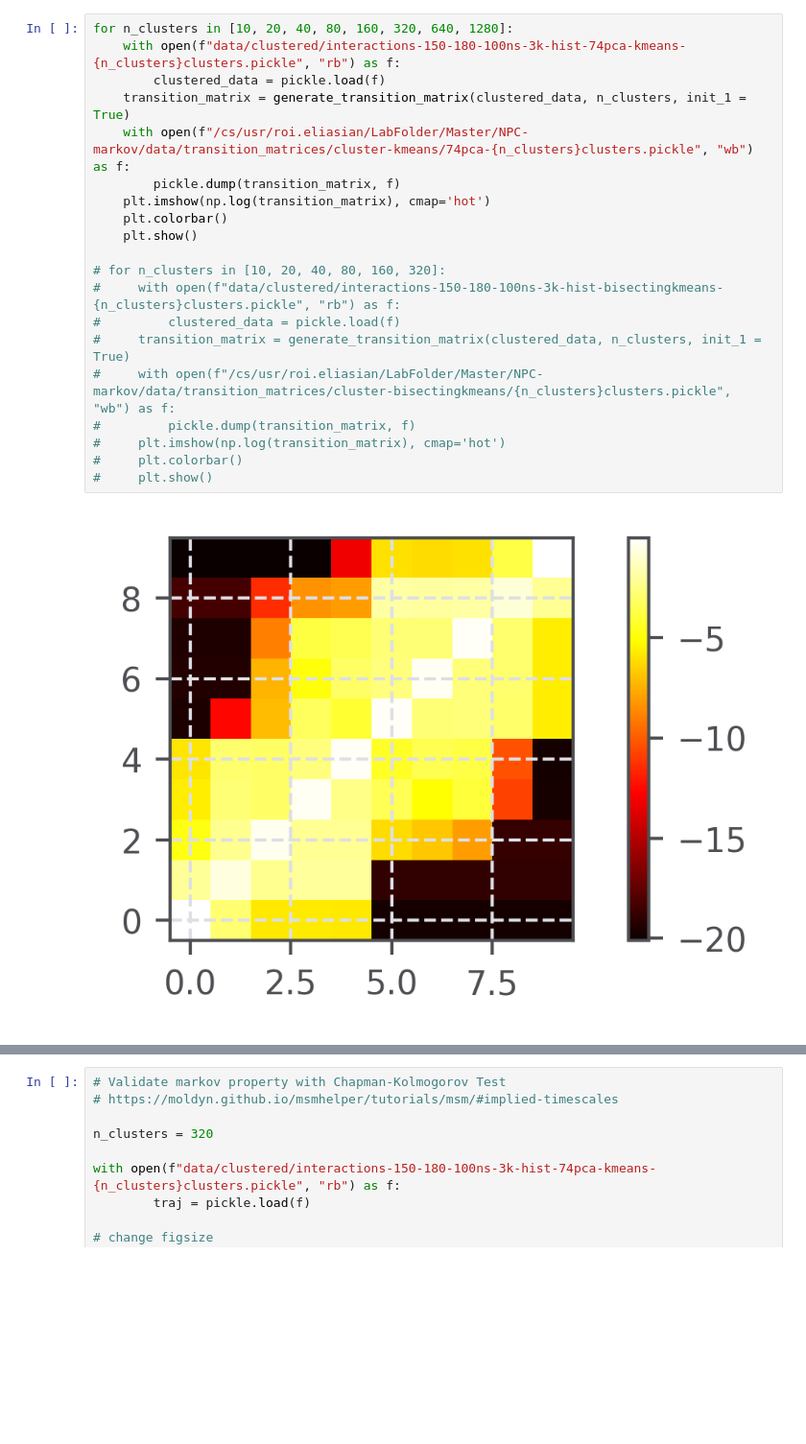
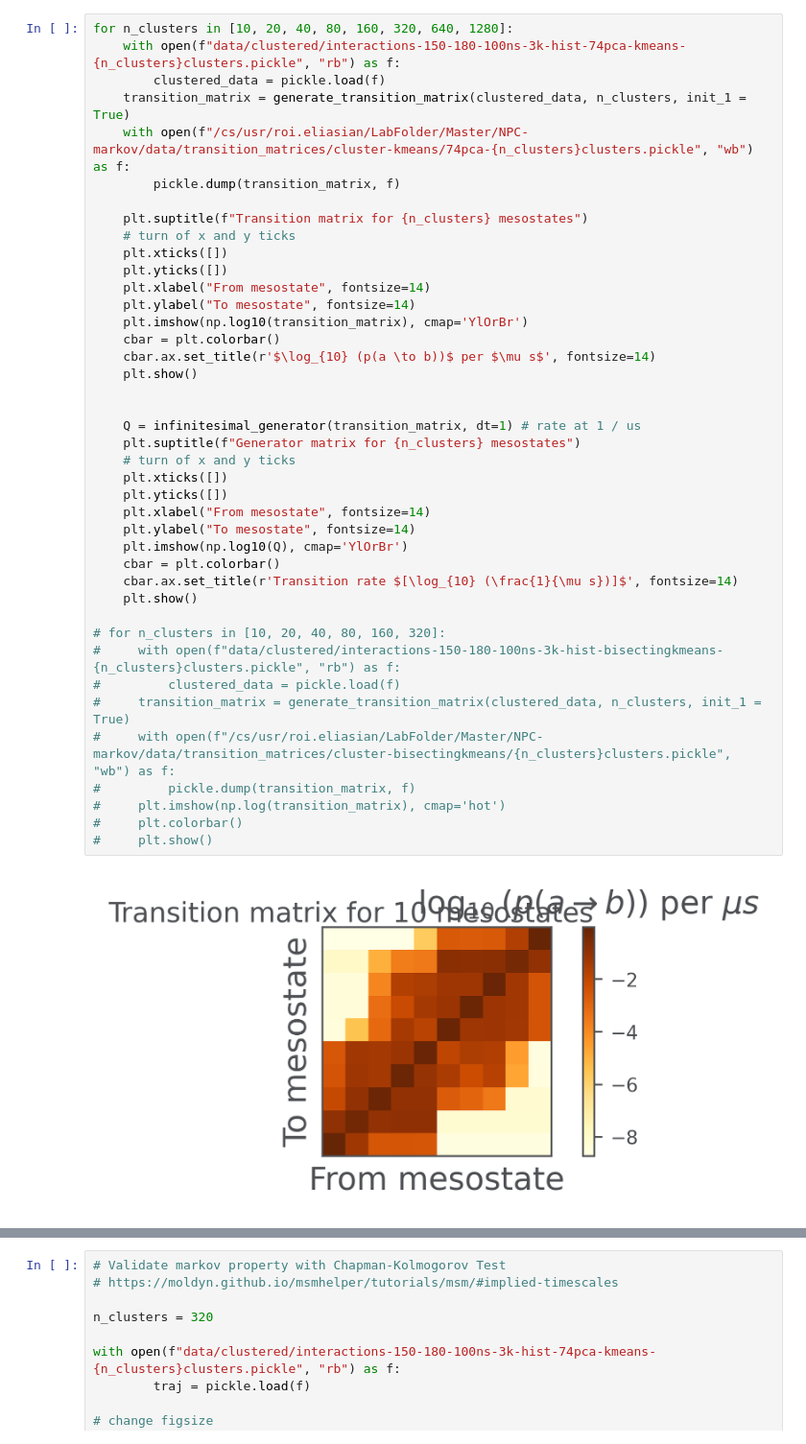
Before and after one commit to ravehlab/iMSM, a Jupyter notebook: 015_PRC_clustered_chains.ipynb, the cells around one changed output, grey strips where cells are left out. Shown at 96% size. Cells and saved outputs as stored; diff of their text form; blank space fills up the shorter version.

```diff
--- a/015_PRC_clustered_chains.ipynb
+++ b/015_PRC_clustered_chains.ipynb
@@ -81,22 +24,43 @@ def generate_transition_matrix(data, n_clusters, init_1 = False, add_to_diag = 0
 # %%
 for n_clusters in [10, 20, 40, 80, 160, 320, 640, 1280]:
     with open(f"data/clustered/interactions-150-180-100ns-3k-hist-74pca-kmeans-{n_clusters}clusters.pickle", "rb") as f:
         clustered_data = pickle.load(f)
     transition_matrix = generate_transition_matrix(clustered_data, n_clusters, init_1 = True)
     with open(f"/cs/usr/roi.eliasian/LabFolder/Master/NPC-markov/data/transition_matrices/cluster-kmeans/74pca-{n_clusters}clusters.pickle", "wb") as f:
         pickle.dump(transition_matrix, f)
-    plt.imshow(np.log(transition_matrix), cmap='hot')
-    plt.colorbar()
+
+    plt.suptitle(f"Transition matrix for {n_clusters} mesostates")
+    # turn of x and y ticks
+    plt.xticks([])
+    plt.yticks([])
+    plt.xlabel("From mesostate", fontsize=14)
+    plt.ylabel("To mesostate", fontsize=14)
+    plt.imshow(np.log10(transition_matrix), cmap='YlOrBr')
+    cbar = plt.colorbar()
+    cbar.ax.set_title(r'$\log_{10} (p(a \to b))$ per $\mu s$', fontsize=14)
+    plt.show()
+
+
+    Q = infinitesimal_generator(transition_matrix, dt=1) # rate at 1 / us
+    plt.suptitle(f"Generator matrix for {n_clusters} mesostates")
+    # turn of x and y ticks
+    plt.xticks([])
+    plt.yticks([])
+    plt.xlabel("From mesostate", fontsize=14)
+    plt.ylabel("To mesostate", fontsize=14)
+    plt.imshow(np.log10(Q), cmap='YlOrBr')
+    cbar = plt.colorbar()
+    cbar.ax.set_title(r'Transition rate $[\log_{10} (\frac{1}{\mu s})]$', fontsize=14)
     plt.show()
 
 # for n_clusters in [10, 20, 40, 80, 160, 320]:
 #     with open(f"data/clustered/interactions-150-180-100ns-3k-hist-bisectingkmeans-{n_clusters}clusters.pickle", "rb") as f:
 #         clustered_data = pickle.load(f)
 #     transition_matrix = generate_transition_matrix(clustered_data, n_clusters, init_1 = True)
 #     with open(f"/cs/usr/roi.eliasian/LabFolder/Master/NPC-markov/data/transition_matrices/cluster-bisectingkmeans/{n_clusters}clusters.pickle", "wb") as f:
 #         pickle.dump(transition_matrix, f)
 #     plt.imshow(np.log(transition_matrix), cmap='hot')
 #     plt.colorbar()
 #     plt.show()
 # %% [output]
-[figure, old version]
+[figure, new version]
```
Also changed, not shown: parts of 8 cells of this notebook, 10 other files.
